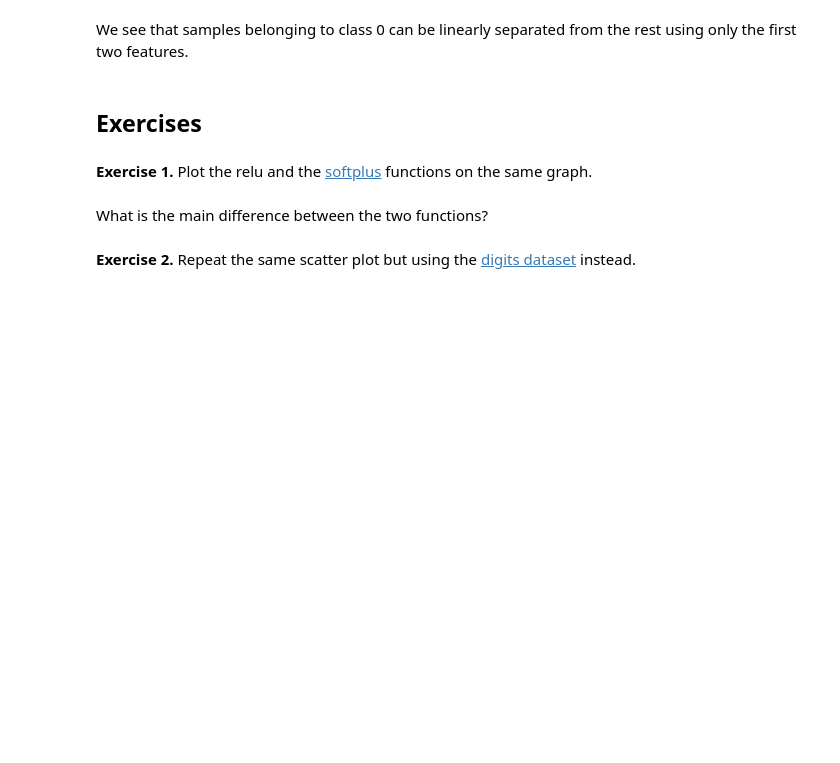
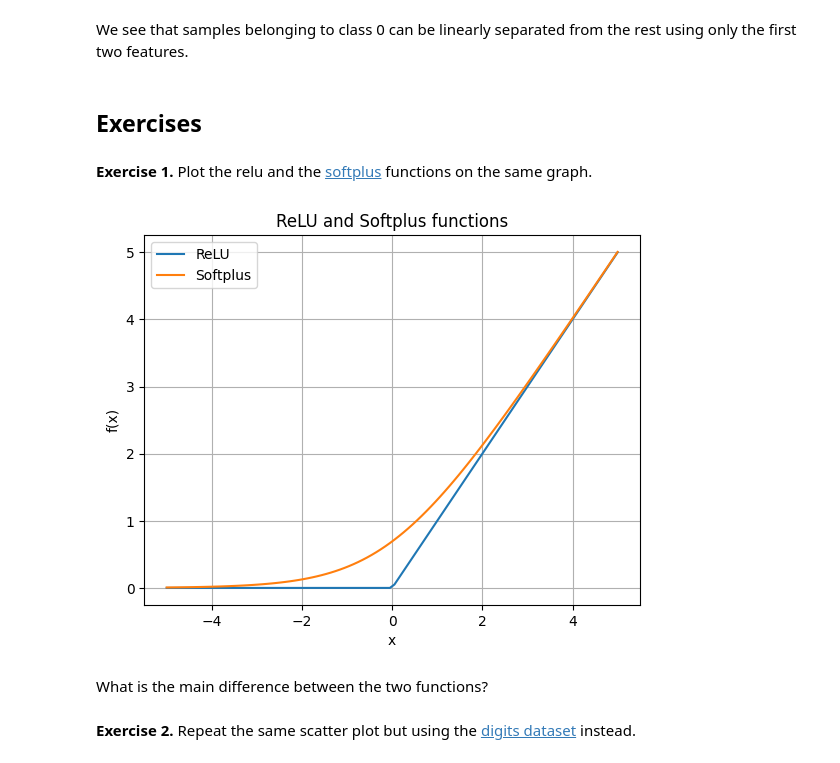
Before and after one commit to Manav2507/Manav2507, a Jupyter notebook: Python_basics.ipynb, the cells around one changed output. Saved outputs shown, nothing was run; the diff lists cells and outputs as text; code cells hidden in the pictures; blank space fills up the shorter version.

```diff
--- a/Python_basics.ipynb
+++ b/Python_basics.ipynb
@@ -439,0 +470,5 @@ relu_numpy(np.array([1, -3, 2.5]))
+# %%
+def relu_numpy(x):
+  return np.maximum(0,x)
+x = int(input())
+print(relu_numpy(x))
@@ -514,6 +573,34 @@ We see that samples belonging to class 0 can be linearly separated from the rest
 ## Exercises
 # %% [markdown]
 **Exercise 1.** Plot the relu and the [softplus](https://en.wikipedia.org/wiki/Rectifier_(neural_networks)#Softplus) functions on the same graph.
+# %%
+# prompt: Plot the relu and the softplus functions on the same graph.
+
+import matplotlib.pyplot as plt
+import math
+import numpy as np
+from sklearn.datasets import load_iris
+from matplotlib import pyplot as plt
+
+def relu(x):
+    return np.maximum(0, x)
+
+def softplus(x):
+    return np.log(1 + np.exp(x))
+
+x_values = np.linspace(-5, 5, 100)
+
+plt.figure()
+plt.plot(x_values, relu(x_values), label="ReLU")
+plt.plot(x_values, softplus(x_values), label="Softplus")
+plt.xlabel("x")
+plt.ylabel("f(x)")
+plt.title("ReLU and Softplus functions")
+plt.legend()
+plt.grid(True)
+plt.show()
+# %% [output]
+[figure, added]
 # %% [markdown]
 What is the main difference between the two functions?
 # %% [markdown]
```
Also changed, not shown: parts of 16 cells of this notebook.
